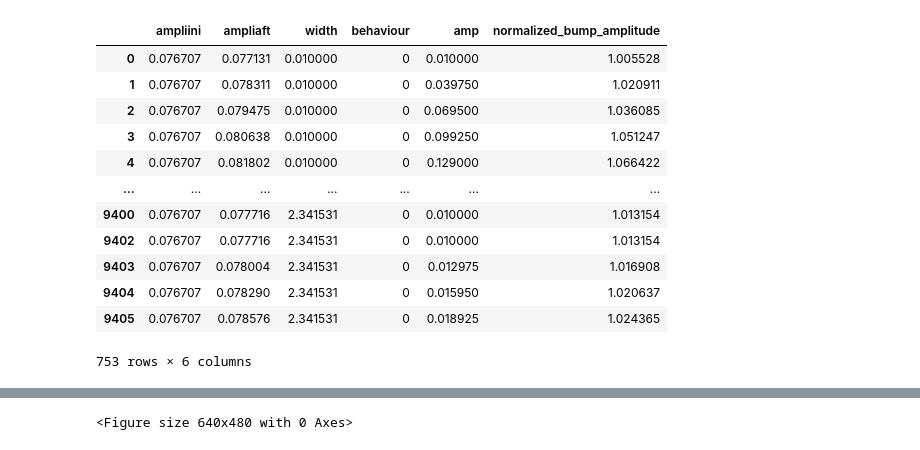
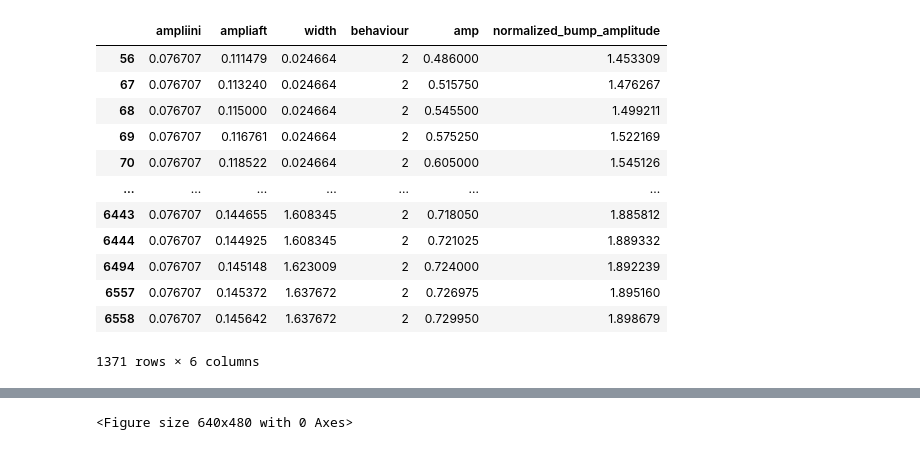
Before and after one commit to CEBangu/RingAttractor, a Jupyter notebook: ring_attractor/plotting.ipynb, the cells around one changed output, grey strips where cells are left out. Saved outputs shown, nothing was run; the diff lists cells and outputs as text; code cells hidden in the pictures.

```diff
--- a/ring_attractor/plotting.ipynb
+++ b/ring_attractor/plotting.ipynb
@@ -13,20 +13,21 @@ header = ['ampliini', 'ampliaft', 'width', 'behaviour','amp'] #from their code
 df = pd.read_csv(dir + file_name, delimiter=' ', header=None, names=header)  # space seperated
 df['normalized_bump_amplitude'] = df.iloc[:, 1]/df.iloc[:, 0] # Im pretty sure this is the right thing to do here.
 bump_width = df['width'].to_numpy() #nice to isolate
-# %%
-df[df['behaviour'] == 0]
-# %% [output]
-|  | ampliini | ampliaft | width | behaviour | amp | normalized_bump_amplitude |
-| 0 | 0.076707 | 0.077131 | 0.010000 | 0 | 0.010000 | 1.005528 |
-| 1 | 0.076707 | 0.078311 | 0.010000 | 0 | 0.039750 | 1.020911 |
-| 2 | 0.076707 | 0.079475 | 0.010000 | 0 | 0.069500 | 1.036085 |
-| 3 | 0.076707 | 0.080638 | 0.010000 | 0 | 0.099250 | 1.051247 |
-| 4 | 0.076707 | 0.081802 | 0.010000 | 0 | 0.129000 | 1.066422 |
-| ... | ... | ... | ... | ... | ... | ... |
-| 9400 | 0.076707 | 0.077716 | 2.341531 | 0 | 0.010000 | 1.013154 |
-| 9402 | 0.076707 | 0.077716 | 2.341531 | 0 | 0.010000 | 1.013154 |
-| 9403 | 0.076707 | 0.078004 | 2.341531 | 0 | 0.012975 | 1.016908 |
-| 9404 | 0.076707 | 0.078290 | 2.341531 | 0 | 0.015950 | 1.020637 |
-| 9405 | 0.076707 | 0.078576 | 2.341531 | 0 | 0.018925 | 1.024365 |
-753 rows × 6 columns
+# %%
+filtered_df = df[df['normalized_bump_amplitude'] <= 1.9] #this is different for the models - check the paper
+filtered_df[filtered_df['behaviour'] == 2]
+# %% [output]
+|  | ampliini | ampliaft | width | behaviour | amp | normalized_bump_amplitude |
+| 56 | 0.076707 | 0.111479 | 0.024664 | 2 | 0.486000 | 1.453309 |
+| 67 | 0.076707 | 0.113240 | 0.024664 | 2 | 0.515750 | 1.476267 |
+| 68 | 0.076707 | 0.115000 | 0.024664 | 2 | 0.545500 | 1.499211 |
+| 69 | 0.076707 | 0.116761 | 0.024664 | 2 | 0.575250 | 1.522169 |
+| 70 | 0.076707 | 0.118522 | 0.024664 | 2 | 0.605000 | 1.545126 |
+| ... | ... | ... | ... | ... | ... | ... |
+| 6443 | 0.076707 | 0.144655 | 1.608345 | 2 | 0.718050 | 1.885812 |
+| 6444 | 0.076707 | 0.144925 | 1.608345 | 2 | 0.721025 | 1.889332 |
+| 6494 | 0.076707 | 0.145148 | 1.623009 | 2 | 0.724000 | 1.892239 |
+| 6557 | 0.076707 | 0.145372 | 1.637672 | 2 | 0.726975 | 1.895160 |
+| 6558 | 0.076707 | 0.145642 | 1.637672 | 2 | 0.729950 | 1.898679 |
+1371 rows × 6 columns
 # %%
```
Also changed, not shown: parts of 4 cells of this notebook, 3 other files.
